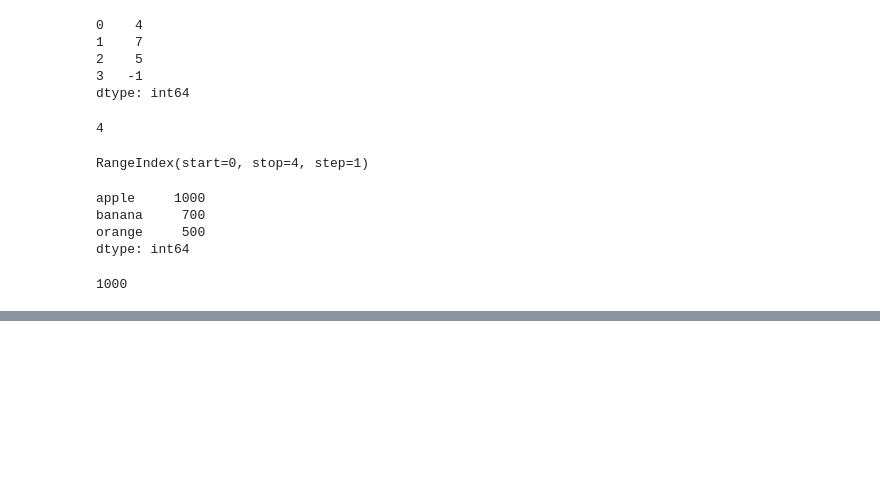
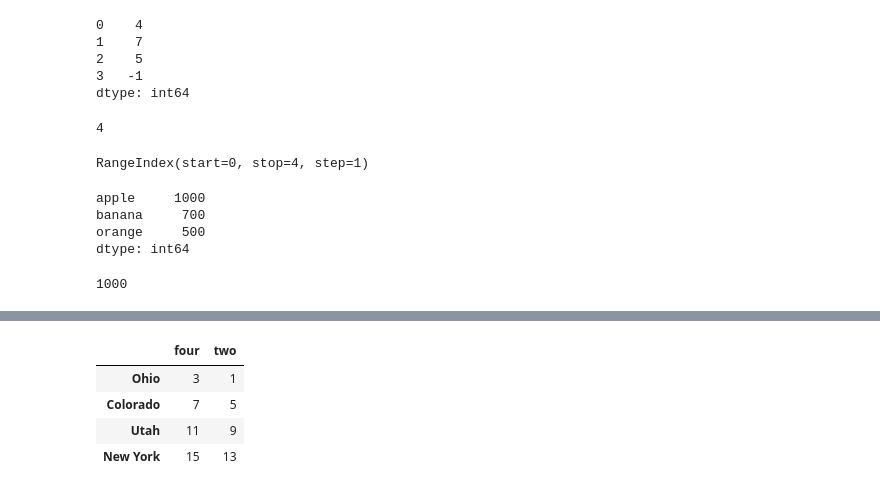
Before and after one commit to askdjango/networkons-201801, a Jupyter notebook: Python Day 3.ipynb, the cells around one changed output, grey strips where cells are left out. Drawn from its saved outputs; the diff is of its cells as text; code cells hidden in the pictures; blank space fills up the shorter version.

```diff
--- a/Python Day 3.ipynb
+++ b/Python Day 3.ipynb
@@ -423,0 +503,9 @@ fruits['apple']
+# %%
+column_names = ['four', 'two']
+d4[column_names]
+# %% [output]
+|  | four | two |
+| Ohio | 3 | 1 |
+| Colorado | 7 | 5 |
+| Utah | 11 | 9 |
+| New York | 15 | 13 |
```
Also changed, not shown: parts of 18 cells of this notebook.
